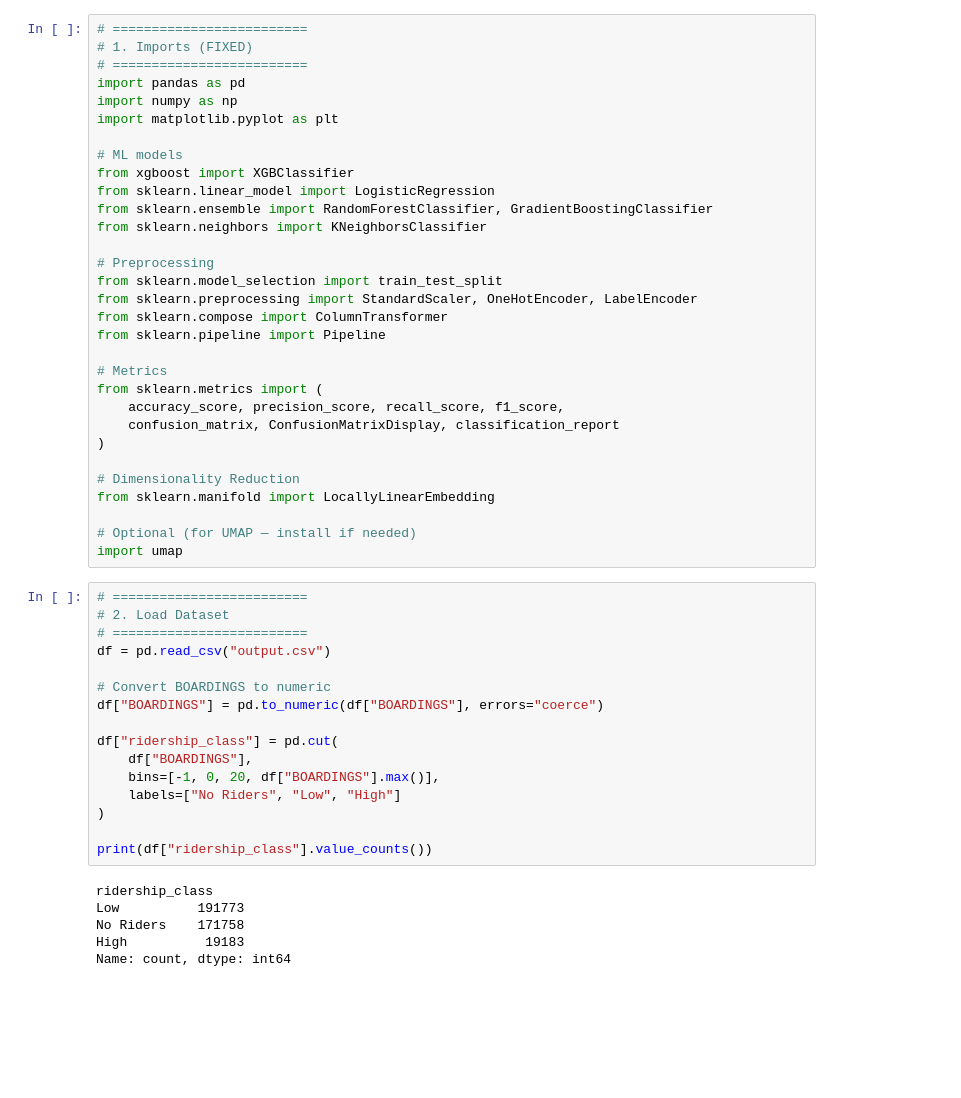
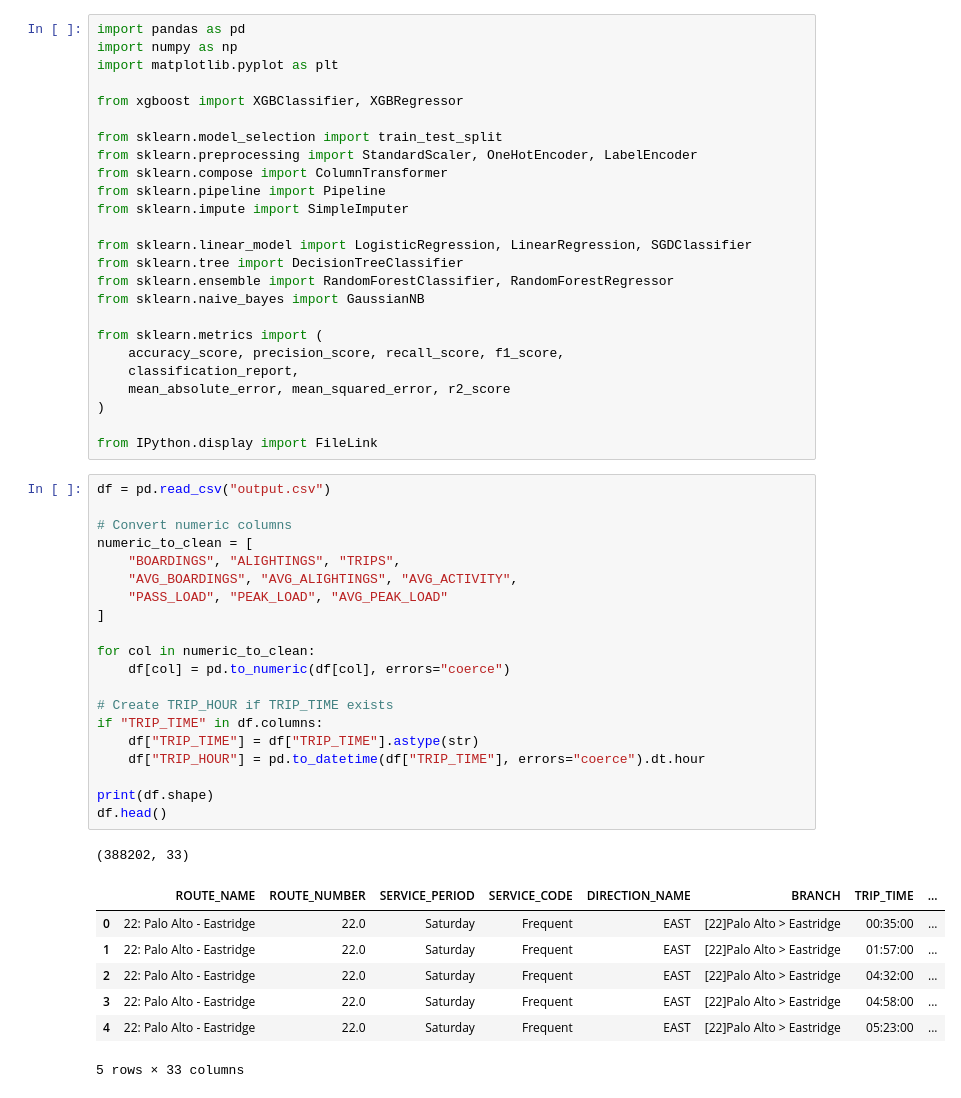
Before and after one commit to sneha-tumkur-narendra/VTA-s-2025-Ridership-by-Stop-Station, a Jupyter notebook: MLPart_230.ipynb, the cells around one changed output. Drawn from its saved outputs; the diff is of its cells as text; blank space fills up the shorter version.

```diff
--- a/MLPart_230.ipynb
+++ b/MLPart_230.ipynb
@@ -1,54 +1,55 @@
 # %%
-# =========================
-# 1. Imports (FIXED)
-# =========================
 import pandas as pd
 import numpy as np
 import matplotlib.pyplot as plt
 
-# ML models
-from xgboost import XGBClassifier
-from sklearn.linear_model import LogisticRegression
-from sklearn.ensemble import RandomForestClassifier, GradientBoostingClassifier
-from sklearn.neighbors import KNeighborsClassifier
+from xgboost import XGBClassifier, XGBRegressor
 
-# Preprocessing
 from sklearn.model_selection import train_test_split
 from sklearn.preprocessing import StandardScaler, OneHotEncoder, LabelEncoder
 from sklearn.compose import ColumnTransformer
 from sklearn.pipeline import Pipeline
+from sklearn.impute import SimpleImputer
 
-# Metrics
+from sklearn.linear_model import LogisticRegression, LinearRegression, SGDClassifier
+from sklearn.tree import DecisionTreeClassifier
+from sklearn.ensemble import RandomForestClassifier, RandomForestRegressor
+from sklearn.naive_bayes import GaussianNB
+
 from sklearn.metrics import (
     accuracy_score, precision_score, recall_score, f1_score,
-    confusion_matrix, ConfusionMatrixDisplay, classification_report
+    classification_report,
+    mean_absolute_error, mean_squared_error, r2_score
 )
 
-# Dimensionality Reduction
-from sklearn.manifold import LocallyLinearEmbedding
-
-# Optional (for UMAP — install if needed)
-import umap
+from IPython.display import FileLink
 # %%
-# =========================
-# 2. Load Dataset
-# =========================
 df = pd.read_csv("output.csv")
 
-# Convert BOARDINGS to numeric
-df["BOARDINGS"] = pd.to_numeric(df["BOARDINGS"], errors="coerce")
+# Convert numeric columns
+numeric_to_clean = [
+    "BOARDINGS", "ALIGHTINGS", "TRIPS",
+    "AVG_BOARDINGS", "AVG_ALIGHTINGS", "AVG_ACTIVITY",
+    "PASS_LOAD", "PEAK_LOAD", "AVG_PEAK_LOAD"
+]
 
-df["ridership_class"] = pd.cut(
-    df["BOARDINGS"],
-    bins=[-1, 0, 20, df["BOARDINGS"].max()],
-    labels=["No Riders", "Low", "High"]
-)
+for col in numeric_to_clean:
+    df[col] = pd.to_numeric(df[col], errors="coerce")
 
-print(df["ridership_class"].value_counts())
+# Create TRIP_HOUR if TRIP_TIME exists
+if "TRIP_TIME" in df.columns:
+    df["TRIP_TIME"] = df["TRIP_TIME"].astype(str)
+    df["TRIP_HOUR"] = pd.to_datetime(df["TRIP_TIME"], errors="coerce").dt.hour
+
+print(df.shape)
+df.head()
 # %% [output]
-ridership_class
-Low          191773
-No Riders    171758
-High          19183
-Name: count, dtype: int64
+(388202, 33)
+|  | ROUTE_NAME | ROUTE_NUMBER | SERVICE_PERIOD | SERVICE_CODE | DIRECTION_NAME | BRANCH | TRIP_TIME | ... |
+| 0 | 22: Palo Alto - Eastridge | 22.0 | Saturday | Frequent | EAST | [22]Palo Alto > Eastridge | 00:35:00 | ... |
+| 1 | 22: Palo Alto - Eastridge | 22.0 | Saturday | Frequent | EAST | [22]Palo Alto > Eastridge | 01:57:00 | ... |
+| 2 | 22: Palo Alto - Eastridge | 22.0 | Saturday | Frequent | EAST | [22]Palo Alto > Eastridge | 04:32:00 | ... |
+| 3 | 22: Palo Alto - Eastridge | 22.0 | Saturday | Frequent | EAST | [22]Palo Alto > Eastridge | 04:58:00 | ... |
+| 4 | 22: Palo Alto - Eastridge | 22.0 | Saturday | Frequent | EAST | [22]Palo Alto > Eastridge | 05:23:00 | ... |
+5 rows × 33 columns
 # %%
```
Also changed, not shown: parts of 11 cells of this notebook, 8 other files.
